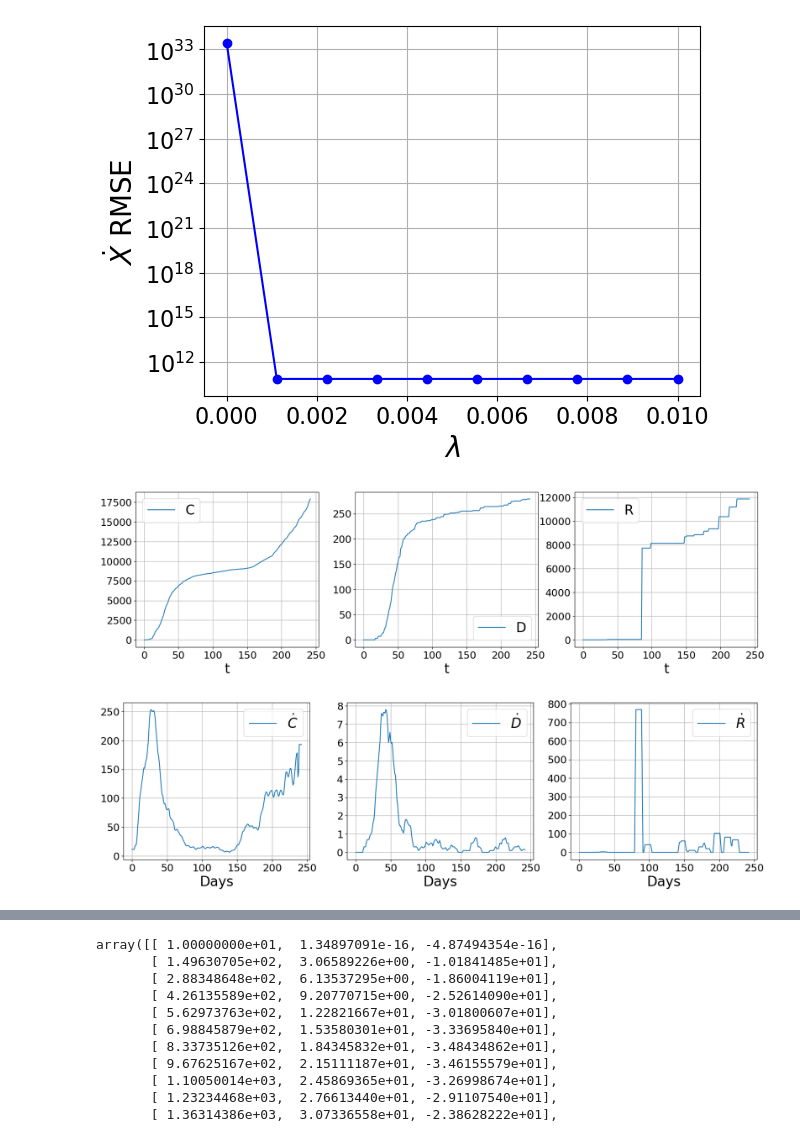
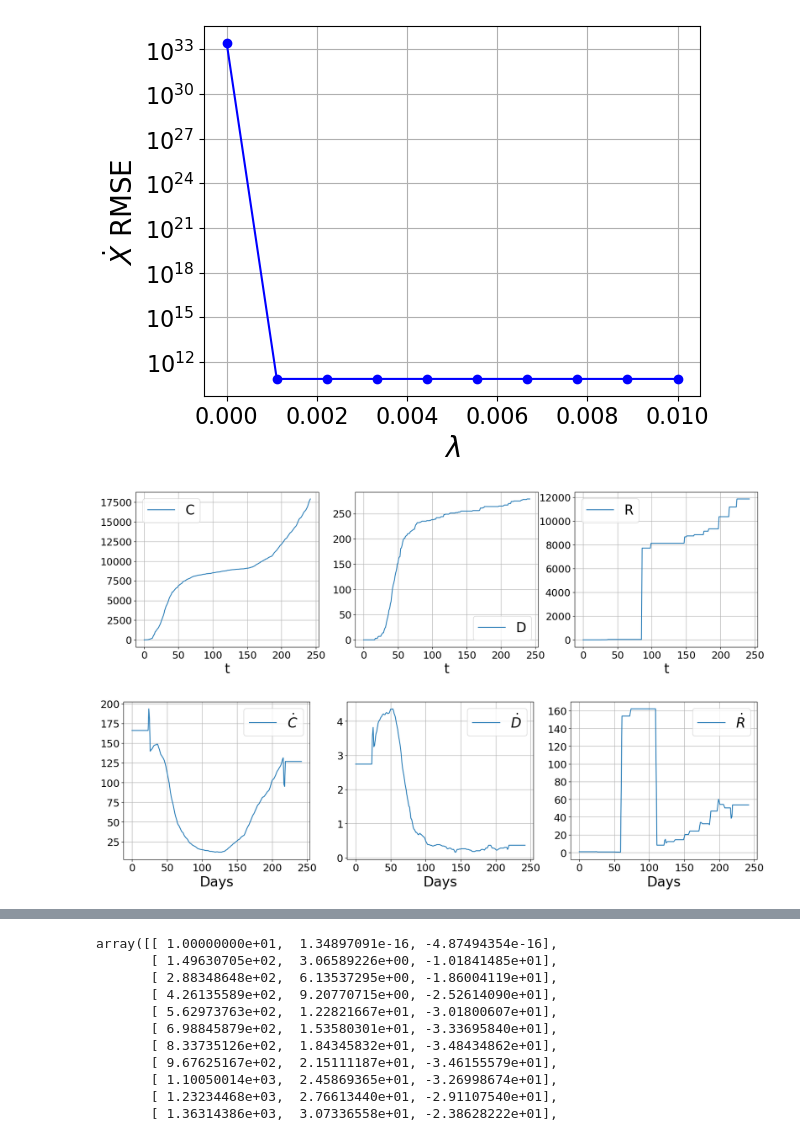
Before and after one commit to olufisayo-akindele/Sparse-Indetification-of-Nonlinear-Dynamics, a Jupyter notebook: pysindy-master/examples/1_feature_overview/Covid-19 sindy 2.ipynb, the cells around one changed output, grey strips where cells are left out. Saved outputs shown, nothing was run; the diff lists cells and outputs as text; code cells hidden in the pictures.

```diff
--- a/pysindy-master/examples/1_feature_overview/Covid-19 sindy 2.ipynb
+++ b/pysindy-master/examples/1_feature_overview/Covid-19 sindy 2.ipynb
@@ -518,10 +518,10 @@ plot_pareto(coefs, sparse_regression_optimizer, model_test, threshold_scan, U_co
 [figure]
 # %%
 covid_dt=1
-plot_data_and_derivative(U_comp_test_N,covid_dt, ps.SmoothedFiniteDifference(smoother_kws={'window_length': 10, 'polyorder': 1})._differentiate)
+plot_data_and_derivative(U_comp_test_N,covid_dt, ps.SmoothedFiniteDifference(smoother_kws={'window_length': 50, 'polyorder': 1})._differentiate)
 # %% [output]
 [figure]
-[figure, old version]
+[figure, new version]
 # %%
 feature_names= ['C','D','R']
 opt=ps.STLSQ(threshold=0.0001)#degree of sparsity
```
Also changed, not shown: parts of 1 cell of this notebook.
